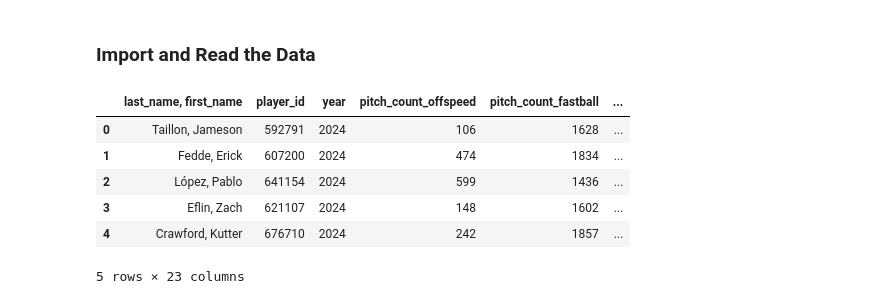
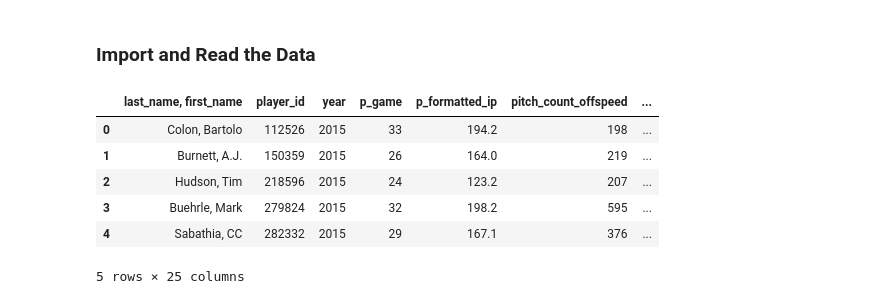
Before and after one commit to apbadzioch/MLB_stuff, a Jupyter notebook: newMLB/new.ipynb, the cells around one changed output. Cells and saved outputs as stored; diff of their text form; code cells hidden in the pictures.

```diff
--- a/newMLB/new.ipynb
+++ b/newMLB/new.ipynb
@@ -15,15 +32,17 @@ warnings.filterwarnings('ignore')
 # %% [markdown]
 ### Import and Read the Data
 # %%
-df_2024 = pd.read_csv('stats2024.csv')
-df_2023 = pd.read_csv('stats2023.csv')
+pitch_df = pd.read_csv('pitchStats.csv')
+batter_df = pd.read_csv('batterStats.csv')
+pitch = pitch_df.copy()
+batter = batter_df.copy()
 # %%
-df_2024.head()
+pitch.head()
 # %% [output]
-|  | last_name, first_name | player_id | year | pitch_count_offspeed | pitch_count_fastball | ... |
-| 0 | Taillon, Jameson | 592791 | 2024 | 106 | 1628 | ... |
-| 1 | Fedde, Erick | 607200 | 2024 | 474 | 1834 | ... |
-| 2 | López, Pablo | 641154 | 2024 | 599 | 1436 | ... |
-| 3 | Eflin, Zach | 621107 | 2024 | 148 | 1602 | ... |
-| 4 | Crawford, Kutter | 676710 | 2024 | 242 | 1857 | ... |
+|  | last_name, first_name | player_id | year | p_game | p_formatted_ip | pitch_count_offspeed | ... |
+| 0 | Colon, Bartolo | 112526 | 2015 | 33 | 194.2 | 198 | ... |
+| 1 | Burnett, A.J. | 150359 | 2015 | 26 | 164.0 | 219 | ... |
+| 2 | Hudson, Tim | 218596 | 2015 | 24 | 123.2 | 207 | ... |
+| 3 | Buehrle, Mark | 279824 | 2015 | 32 | 198.2 | 595 | ... |
+| 4 | Sabathia, CC | 282332 | 2015 | 29 | 167.1 | 376 | ... |
-5 rows × 23 columns
+5 rows × 25 columns
```
Also changed, not shown: parts of 27 cells of this notebook, 6 other files.
